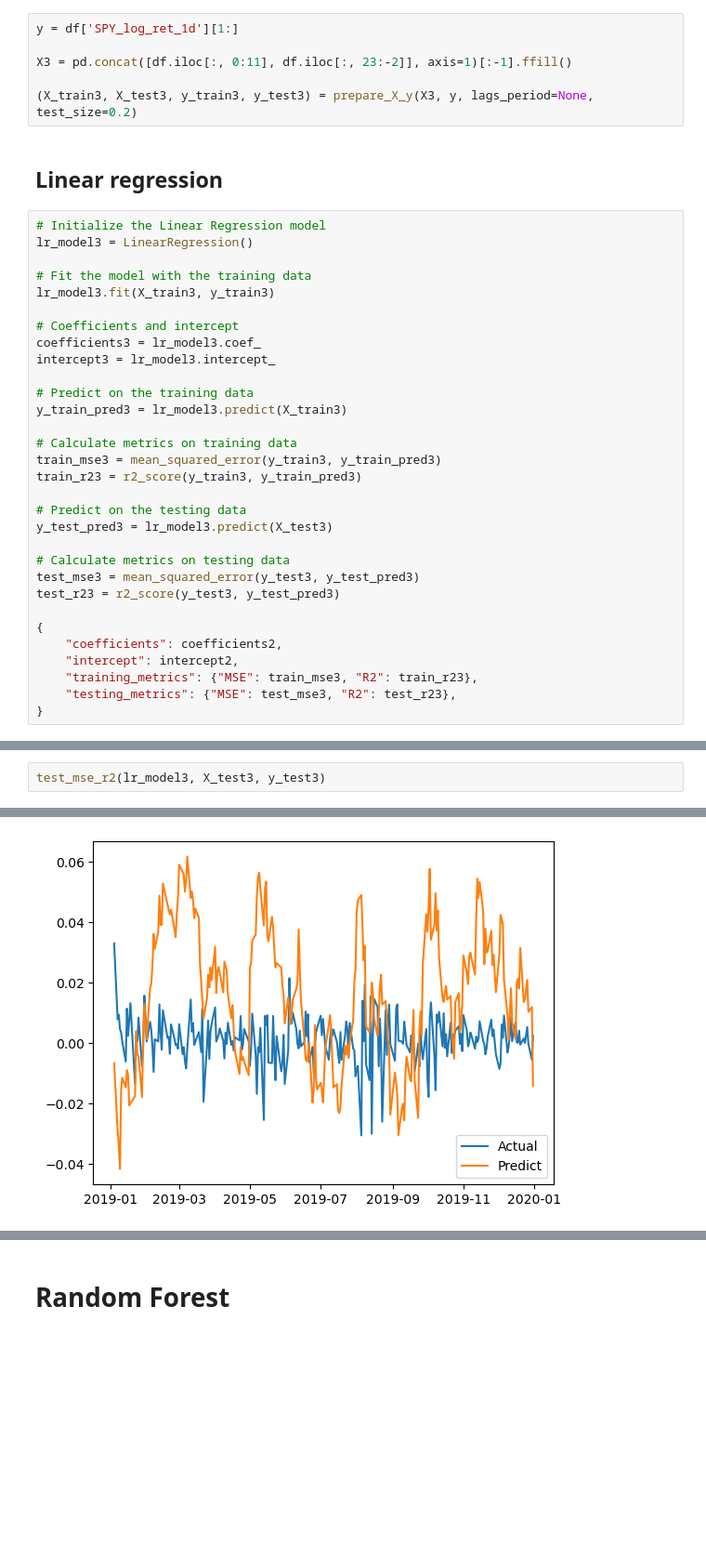
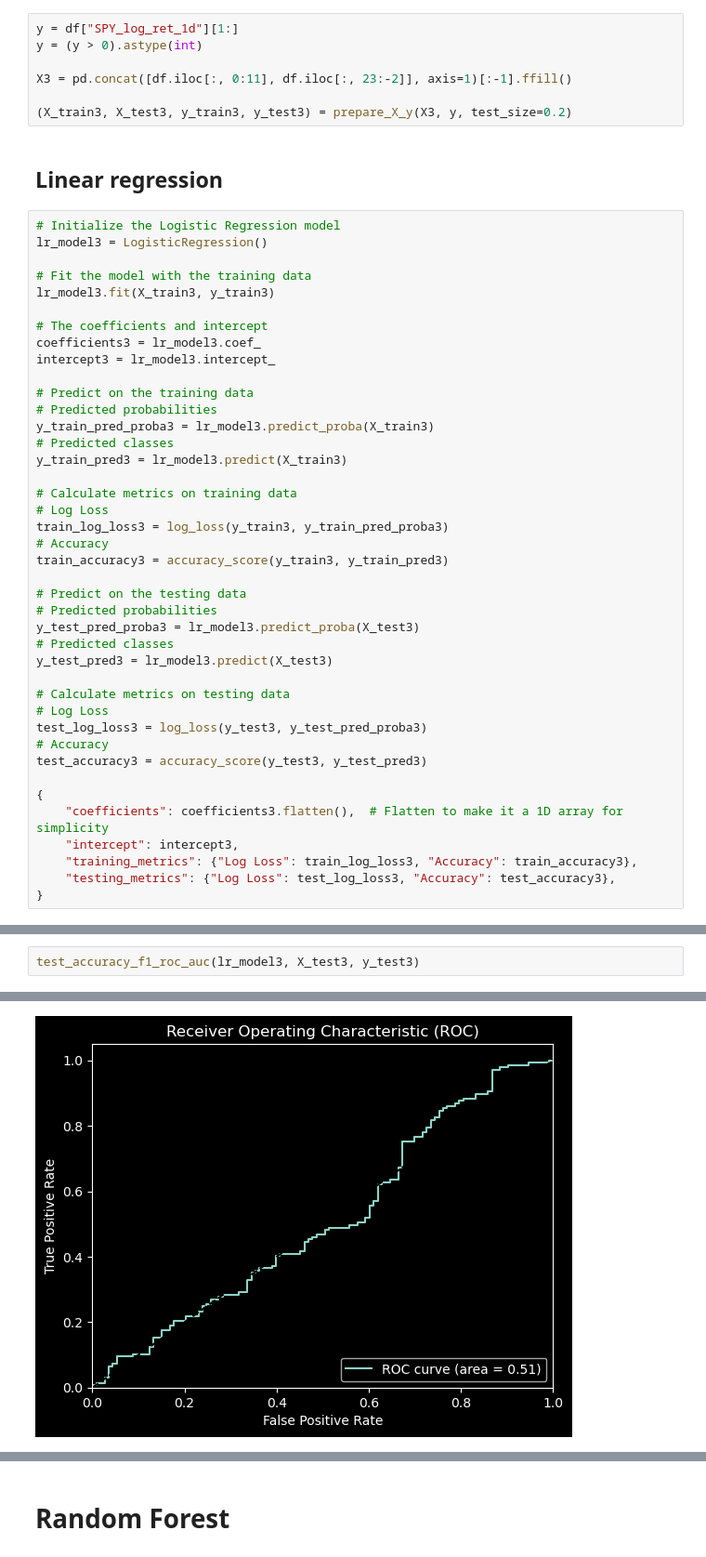
Before and after one commit to nogibjj/Hedgehog, a Jupyter notebook: new_predict_classification.ipynb, the cells around one changed output, grey strips where cells are left out. Shown at 93% size. Saved outputs shown, nothing was run; the diff lists cells and outputs as text; blank space fills up the shorter version.

```diff
--- a/new_predict_classification.ipynb
+++ b/new_predict_classification.ipynb
@@ -384,42 +444,53 @@ Accuracy: 0.456, F1 Score: 0.43333333333333335, ROC AUC: 0.49132220455749875
 # %% [markdown]
 # Set 3: spy + sector + ti (spy & sectors)
 # %%
-y = df['SPY_log_ret_1d'][1:]
+y = df["SPY_log_ret_1d"][1:]
+y = (y > 0).astype(int)
 
 X3 = pd.concat([df.iloc[:, 0:11], df.iloc[:, 23:-2]], axis=1)[:-1].ffill()
 
-(X_train3, X_test3, y_train3, y_test3) = prepare_X_y(X3, y, lags_period=None, test_size=0.2)
+(X_train3, X_test3, y_train3, y_test3) = prepare_X_y(X3, y, test_size=0.2)
 # %% [markdown]
 ## Linear regression
 # %%
-# Initialize the Linear Regression model
-lr_model3 = LinearRegression()
+# Initialize the Logistic Regression model
+lr_model3 = LogisticRegression()
 
 # Fit the model with the training data
 lr_model3.fit(X_train3, y_train3)
 
-# Coefficients and intercept
+# The coefficients and intercept
 coefficients3 = lr_model3.coef_
 intercept3 = lr_model3.intercept_
 
 # Predict on the training data
+# Predicted probabilities
+y_train_pred_proba3 = lr_model3.predict_proba(X_train3)
+# Predicted classes
 y_train_pred3 = lr_model3.predict(X_train3)
 
 # Calculate metrics on training data
-train_mse3 = mean_squared_error(y_train3, y_train_pred3)
-train_r23 = r2_score(y_train3, y_train_pred3)
+# Log Loss
+train_log_loss3 = log_loss(y_train3, y_train_pred_proba3)
+# Accuracy
+train_accuracy3 = accuracy_score(y_train3, y_train_pred3)
 
 # Predict on the testing data
+# Predicted probabilities
+y_test_pred_proba3 = lr_model3.predict_proba(X_test3)
+# Predicted classes
 y_test_pred3 = lr_model3.predict(X_test3)
 
 # Calculate metrics on testing data
-test_mse3 = mean_squared_error(y_test3, y_test_pred3)
-test_r23 = r2_score(y_test3, y_test_pred3)
+# Log Loss
+test_log_loss3 = log_loss(y_test3, y_test_pred_proba3)
+# Accuracy
+test_accuracy3 = accuracy_score(y_test3, y_test_pred3)
 
 {
-    "coefficients": coefficients2,
-    "intercept": intercept2,
-    "training_metrics": {"MSE": train_mse3, "R2": train_r23},
-    "testing_metrics": {"MSE": test_mse3, "R2": test_r23},
+    "coefficients": coefficients3.flatten(),  # Flatten to make it a 1D array for simplicity
+    "intercept": intercept3,
+    "training_metrics": {"Log Loss": train_log_loss3, "Accuracy": train_accuracy3},
+    "testing_metrics": {"Log Loss": test_log_loss3, "Accuracy": test_accuracy3},
 }
 # %% [output]
@@ -436,3 +514,3 @@ test_r23 = r2_score(y_test3, y_test_pred3)
 # %%
-test_mse_r2(lr_model3, X_test3, y_test3)
+test_accuracy_f1_roc_auc(lr_model3, X_test3, y_test3)
 # %% [output]
@@ -439 +518 @@ test_mse_r2(lr_model3, X_test3, y_test3)
-[figure, old version]
+[figure, new version]
```
Also changed, not shown: parts of 28 cells of this notebook.
